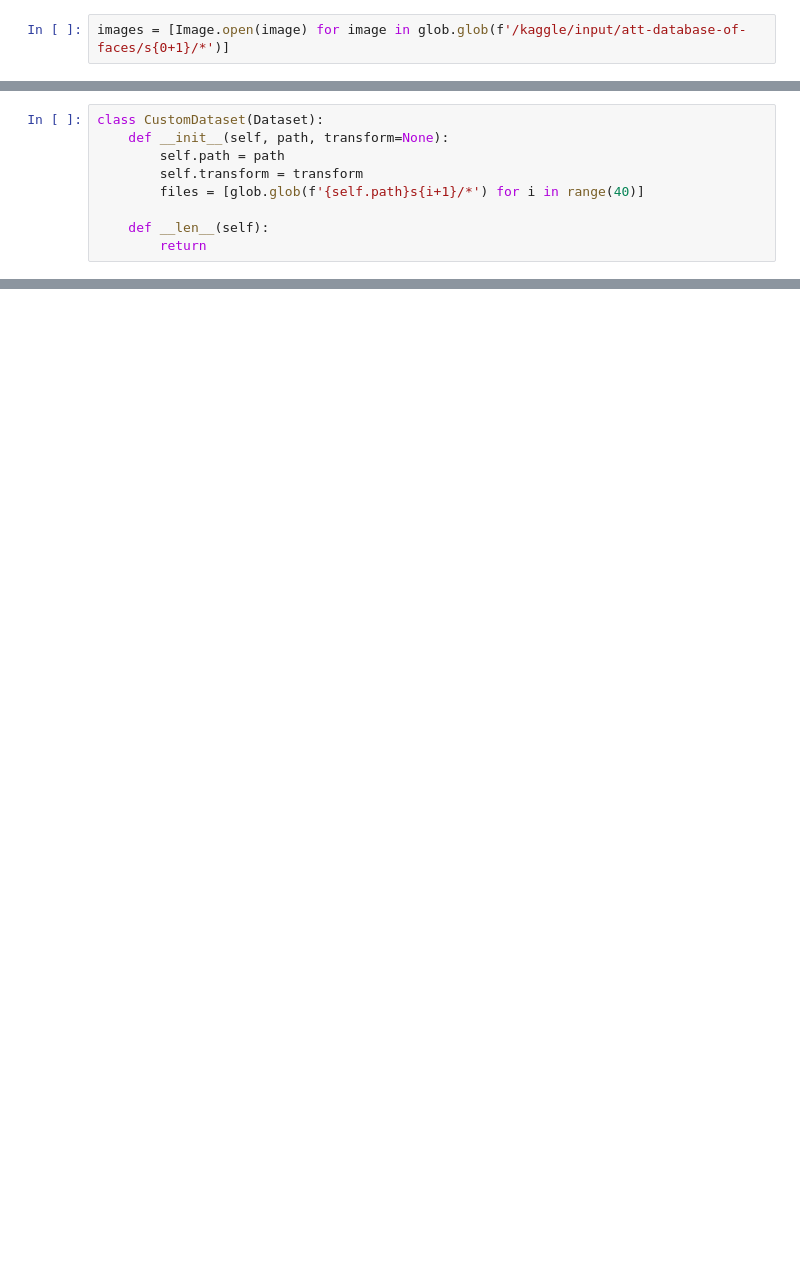
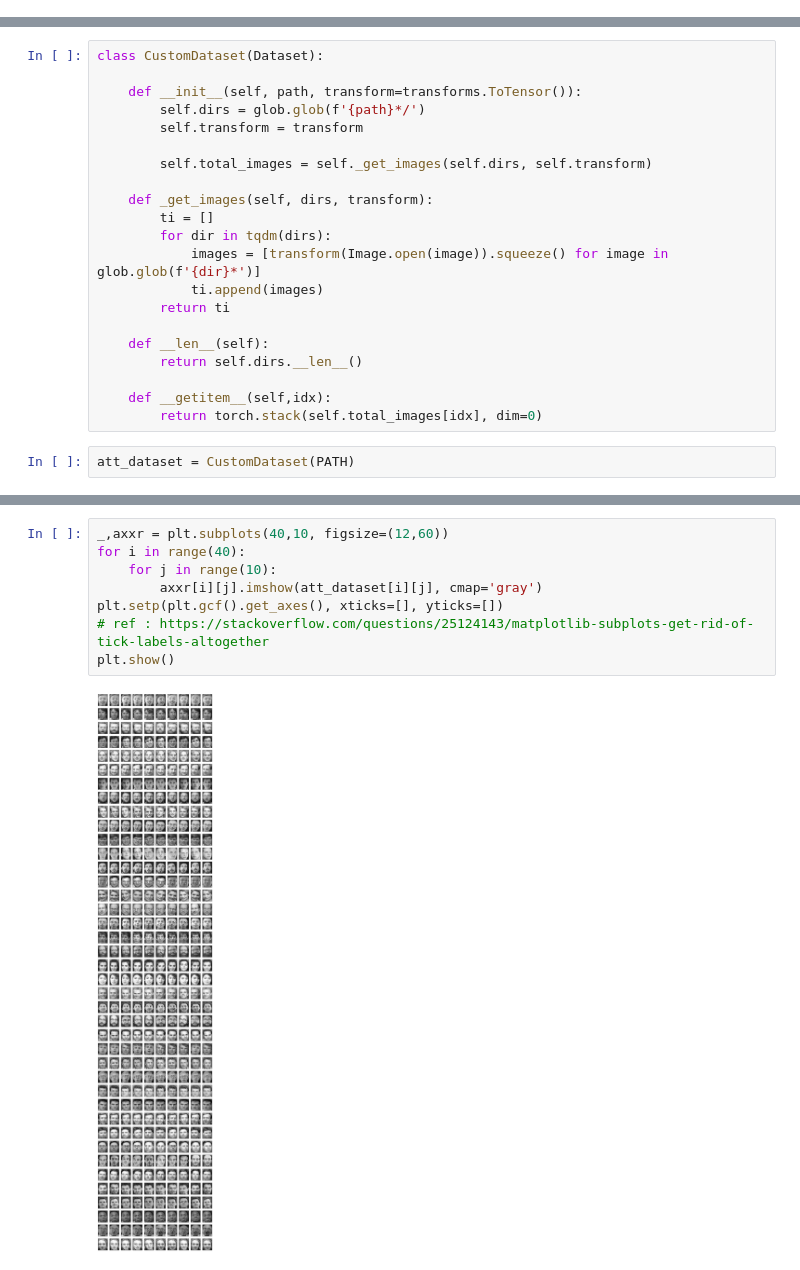
Before and after one commit to ABD-01/Siamese-NN, a Jupyter notebook: Siamese-ORL.ipynb, the cells around one changed output, grey strips where cells are left out. Saved outputs shown, nothing was run; the diff lists cells and outputs as text; blank space fills up the shorter version.

Commit message:
Created custom dataset class

```diff
--- a/Siamese-ORL.ipynb
+++ b/Siamese-ORL.ipynb
@@ -50,2 +20,0 @@ files = [glob.glob(f'/kaggle/input/att-database-of-faces/s{i+1}/*') for i in ran
-# %%
-images = [Image.open(image) for image in glob.glob(f'/kaggle/input/att-database-of-faces/s{0+1}/*')]
@@ -58,9 +21,23 @@ from torch.utils.data import Dataset, DataLoader
-# %%
-class CustomDataset(Dataset):
-    def __init__(self, path, transform=None):
-        self.path = path
-        self.transform = transform
-        files = [glob.glob(f'{self.path}s{i+1}/*') for i in range(40)]
-
-    def __len__(self):
-        return
+# %%
+class CustomDataset(Dataset):
+
+    def __init__(self, path, transform=transforms.ToTensor()):
+        self.dirs = glob.glob(f'{path}*/')
+        self.transform = transform
+
+        self.total_images = self._get_images(self.dirs, self.transform)
+
+    def _get_images(self, dirs, transform):
+        ti = []
+        for dir in tqdm(dirs):
+            images = [transform(Image.open(image)).squeeze() for image in glob.glob(f'{dir}*')]
+            ti.append(images)
+        return ti
+
+    def __len__(self):
+        return self.dirs.__len__()
+
+    def __getitem__(self,idx):
+        return torch.stack(self.total_images[idx], dim=0)
+# %%
+att_dataset = CustomDataset(PATH)
@@ -66,0 +48,10 @@ class CustomDataset(Dataset):
+# %%
+_,axxr = plt.subplots(40,10, figsize=(12,60))
+for i in range(40):
+    for j in range(10):
+        axxr[i][j].imshow(att_dataset[i][j], cmap='gray')
+plt.setp(plt.gcf().get_axes(), xticks=[], yticks=[])
+# ref : https://stackoverflow.com/questions/25124143/matplotlib-subplots-get-rid-of-tick-labels-altogether
+plt.show()
+# %% [output]
+[figure, added]
```
Also changed, not shown: parts of 20 cells of this notebook.
